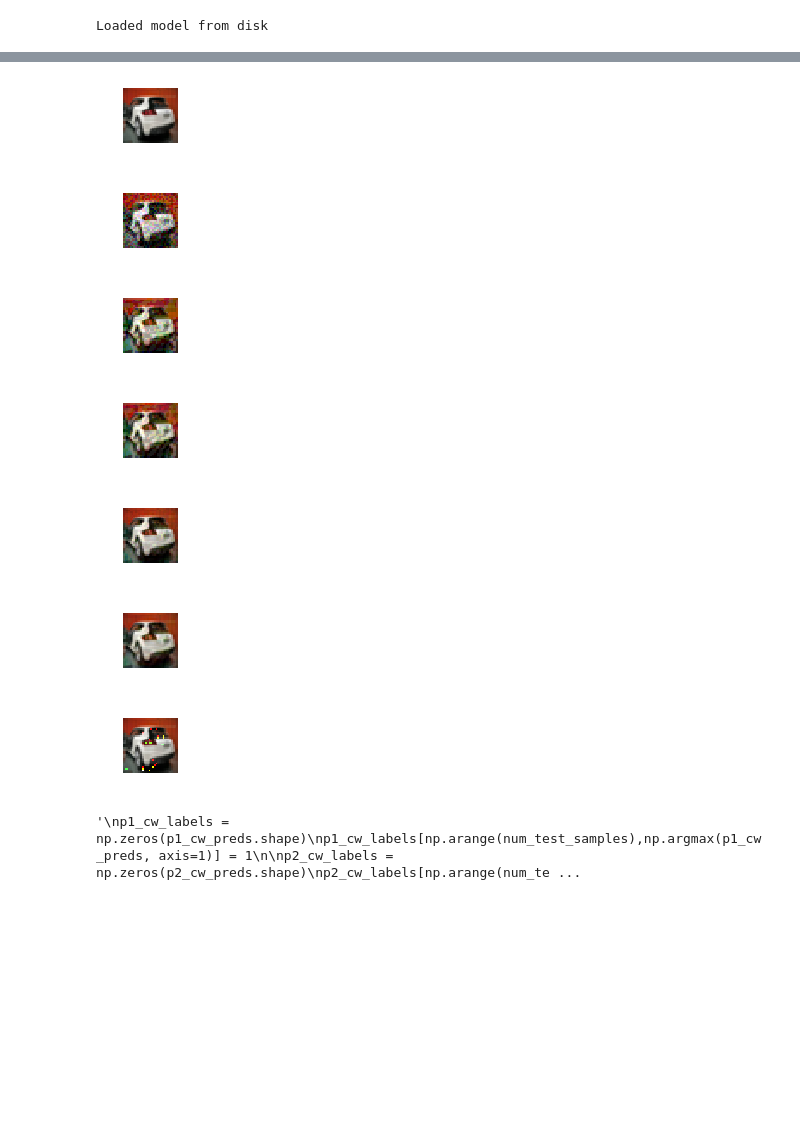
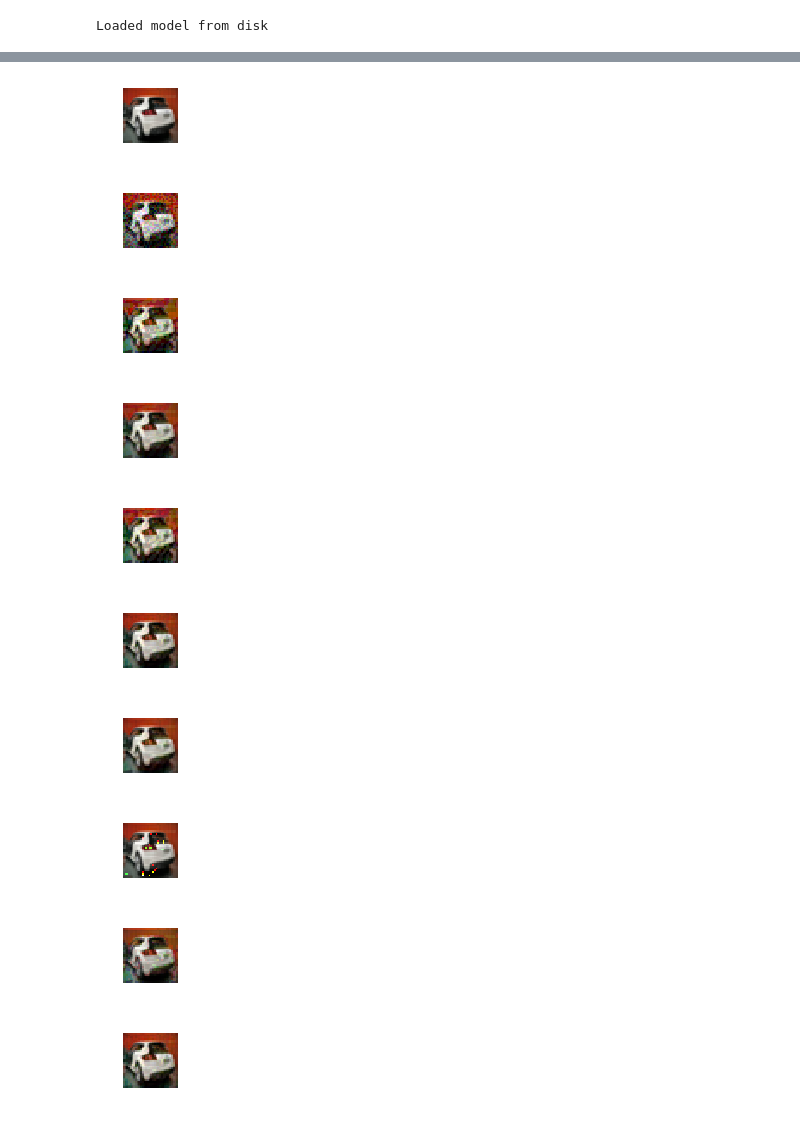
Before and after one commit to jasjeetIM/AdversarialDetector, a Jupyter notebook: notebooks/CIFAR2.ipynb, the cells around one changed output, grey strips where cells are left out. Saved outputs shown, nothing was run; the diff lists cells and outputs as text; code cells hidden in the pictures; blank space fills up the shorter version.

```diff
--- a/notebooks/CIFAR2.ipynb
+++ b/notebooks/CIFAR2.ipynb
@@ -63,18 +67,19 @@ train_data_labels = model.train_labels[data_indices]
 train_data_labels_int = np.argmax(train_data_labels, axis=1)
 # %%
 num_test_samples_per_class = 10
-num_test_samples = 2*num_test_samples_per_class
+num_test_samples = num_classes*num_test_samples_per_class
 
 #Generate test points
 test_indices = model.gen_rand_indices_all_classes(y=model.test_labels, seed=SEED, num_samples=num_test_samples_per_class)
 
 #Get Regular, Noisy, FGSM, BIM, and CW test points
 reg_data = model.test_data[test_indices]
-noisy_data = model.generate_perturbed_data(model.test_data[test_indices], model.test_labels[test_indices],seed=SEED, perturbation='Noisy', eps=0.1)
-fgsm_data = model.generate_perturbed_data(model.test_data[test_indices], model.test_labels[test_indices],seed=SEED, perturbation='FGSM', eps=0.1)
-bim_data = model.generate_perturbed_data(model.test_data[test_indices], model.test_labels[test_indices], seed=SEED, perturbation='BIM', iterations=10, eps=0.1)
-cw_data = model.generate_perturbed_data(model.test_data[test_indices], model.test_labels[test_indices],seed=SEED, perturbation='CW', targeted=False, eps=0.1)
-df_data = model.generate_perturbed_data(model.test_data[test_indices], model.test_labels[test_indices],seed=SEED, perturbation='DF', nb_candidate=2)
+noisy_data = model.generate_perturbed_data(model.test_data[test_indices], model.test_labels[test_indices],seed=SEED, perturbation='Noisy', eps=eps)
+fgsm_data = model.generate_perturbed_data(model.test_data[test_indices], model.test_labels[test_indices],seed=SEED, perturbation='FGSM', eps=eps)
+bim_a_data = model.generate_perturbed_data(model.test_data[test_indices], model.test_labels[test_indices], seed=SEED, perturbation='BIM-A', iterations=10, eps=eps)
+bim_b_data = model.generate_perturbed_data(model.test_data[test_indices], model.test_labels[test_indices], seed=SEED, perturbation='BIM-B', iterations=10, eps=eps)
+cw_data = model.generate_perturbed_data(model.test_data[test_indices], model.test_labels[test_indices],seed=SEED, perturbation='CW', targeted=False, eps=eps)
+df_data = model.generate_perturbed_data(model.test_data[test_indices], model.test_labels[test_indices],seed=SEED, perturbation='DF')
 jsma_data = model.generate_perturbed_data(model.test_data[test_indices], model.test_labels[test_indices],seed=SEED, perturbation='JSMA')
 # %%
 #Whitebox CW Attack
@@ -85,7 +90,7 @@ np.random.seed(SEED)
 for idx in test_indices:
     label = np.argmax(model.test_labels[idx])
     #Add 1 to the label mod 10 to get a target label
-    mod_label = (label + 1) % 2
+    mod_label = (label + 1) % num_classes
     #Get a test point with the target label
     guide_imgs_indices = np.where(model.train_labels[:,mod_label] == 1)[0]
     #Choose a guide image
@@ -94,11 +99,11 @@ for idx in test_indices:
 
 
 #1 Phase Attack
-p1_cw_data = model.generate_perturbed_data(model.test_data[test_indices], model.train_labels[guide_indices],seed=SEED, perturbation='CW', targeted=True, x_tar = model.train_data[guide_indices], use_cos_norm_reg=True, eps=0.1)
+p1_cw_data = model.generate_perturbed_data(model.test_data[test_indices], model.train_labels[guide_indices],seed=SEED, perturbation='CW', targeted=True, x_tar = model.train_data[guide_indices], use_cos_norm_reg=True, eps=eps)
 
 #2 Phase Attack
 #Phase 1: Generate targeted adversarial images
-tar_cw_data = model.generate_perturbed_data(model.test_data[test_indices], model.train_labels[guide_indices],seed=SEED, perturbation='CW', targeted=True, use_cos_norm_reg=False, eps=0.1)
+tar_cw_data = model.generate_perturbed_data(model.test_data[test_indices], model.train_labels[guide_indices],seed=SEED, perturbation='CW', targeted=True, use_cos_norm_reg=False, eps=eps)
 #Phase 2: Optimize for higher cosine sim and smaller norm of gradient vector
-p2_cw_data = model.generate_perturbed_data(tar_cw_data, model.train_labels[guide_indices],seed=SEED, perturbation='CW', targeted=True, x_tar = model.train_data[guide_indices], use_cos_norm_reg=True, eps=0.1)
+p2_cw_data = model.generate_perturbed_data(tar_cw_data, model.train_labels[guide_indices],seed=SEED, perturbation='CW', targeted=True, x_tar = model.train_data[guide_indices], use_cos_norm_reg=True, eps=eps)
 # %% [output]
@@ -136,24 +168,26 @@ model.model.evaluate(model.test_data, model.test_labels)
 # %%
 #Lets visualize one sample from each dataset
 x_vis = np.random.choice(range(0,num_test_samples), 1)
-visualize(reg_data[x_vis].reshape(32,32,3))
-visualize(noisy_data[x_vis].reshape(32,32,3))
-visualize(fgsm_data[x_vis].reshape(32,32,3))
-visualize(bim_data[x_vis].reshape(32,32,3))
-visualize(cw_data[x_vis].reshape(32,32,3))
-visualize(df_data[x_vis].reshape(32,32,3))
-visualize(jsma_data[x_vis].reshape(32,32,3))
-
-
-#visualize(p1_cw_data[x_vis].reshape(32,32,3))
-#visualize(p2_cw_data[x_vis].reshape(32,32,3))
+visualize(reg_data[x_vis].reshape(*input_shape))
+visualize(noisy_data[x_vis].reshape(*input_shape))
+visualize(fgsm_data[x_vis].reshape(*input_shape))
+visualize(bim_a_data[x_vis].reshape(*input_shape))
+visualize(bim_b_data[x_vis].reshape(*input_shape))
+visualize(cw_data[x_vis].reshape(*input_shape))
+visualize(df_data[x_vis].reshape(*input_shape))
+visualize(jsma_data[x_vis].reshape(*input_shape))
+visualize(p1_cw_data[x_vis].reshape(*input_shape))
+visualize(p2_cw_data[x_vis].reshape(*input_shape))
 # %% [output]
 [figure]
 [figure]
 [figure]
 [figure]
 [figure]
 [figure]
-[figure, old version]
+[figure, new version]
+[figure, added]
+[figure, added]
+[figure, added]
 # %%
 #Get predictions
@@ -177,8 +212,11 @@ noisy_labels[np.arange(num_test_samples),np.argmax(noisy_preds, axis=1)] = 1
 fgsm_labels = np.zeros(fgsm_preds.shape)
 fgsm_labels[np.arange(num_test_samples),np.argmax(fgsm_preds, axis=1)] = 1
 
-bim_labels = np.zeros(bim_preds.shape)
-bim_labels[np.arange(num_test_samples),np.argmax(bim_preds, axis=1)] = 1
+bim_a_labels = np.zeros(bim_a_preds.shape)
+bim_a_labels[np.arange(num_test_samples),np.argmax(bim_a_preds, axis=1)] = 1
+
+bim_b_labels = np.zeros(bim_b_preds.shape)
+bim_b_labels[np.arange(num_test_samples),np.argmax(bim_b_preds, axis=1)] = 1
 
 cw_labels = np.zeros(cw_preds.shape)
 cw_labels[np.arange(num_test_samples),np.argmax(cw_preds, axis=1)] = 1
@@ -189,15 +227,11 @@ df_labels[np.arange(num_test_samples),np.argmax(df_preds, axis=1)] = 1
 jsma_labels = np.zeros(jsma_preds.shape)
 jsma_labels[np.arange(num_test_samples),np.argmax(jsma_preds, axis=1)] = 1
 
-
-"""
 p1_cw_labels = np.zeros(p1_cw_preds.shape)
 p1_cw_labels[np.arange(num_test_samples),np.argmax(p1_cw_preds, axis=1)] = 1
 
 p2_cw_labels = np.zeros(p2_cw_preds.shape)
-p2_cw_labels[np.arange(num_test_samples),np.argmax(p2_cw_preds, axis=1)] = 1"""
+p2_cw_labels[np.arange(num_test_samples),np.argmax(p2_cw_preds, axis=1)] = 1
-# %% [output]
-'\np1_cw_labels = np.zeros(p1_cw_preds.shape)\np1_cw_labels[np.arange(num_test_samples),np.argmax(p1_cw_preds, axis=1)] = 1\n\np2_cw_labels = np.zeros(p2_cw_preds.shape)\np2_cw_labels[np.arange(num_te ...
 # %%
 #Check preds to ensure adversarial samples were generated correctly
 print (np.argmax(reg_preds, axis=1))
```
Also changed, not shown: parts of 17 cells of this notebook, 2 other files.
